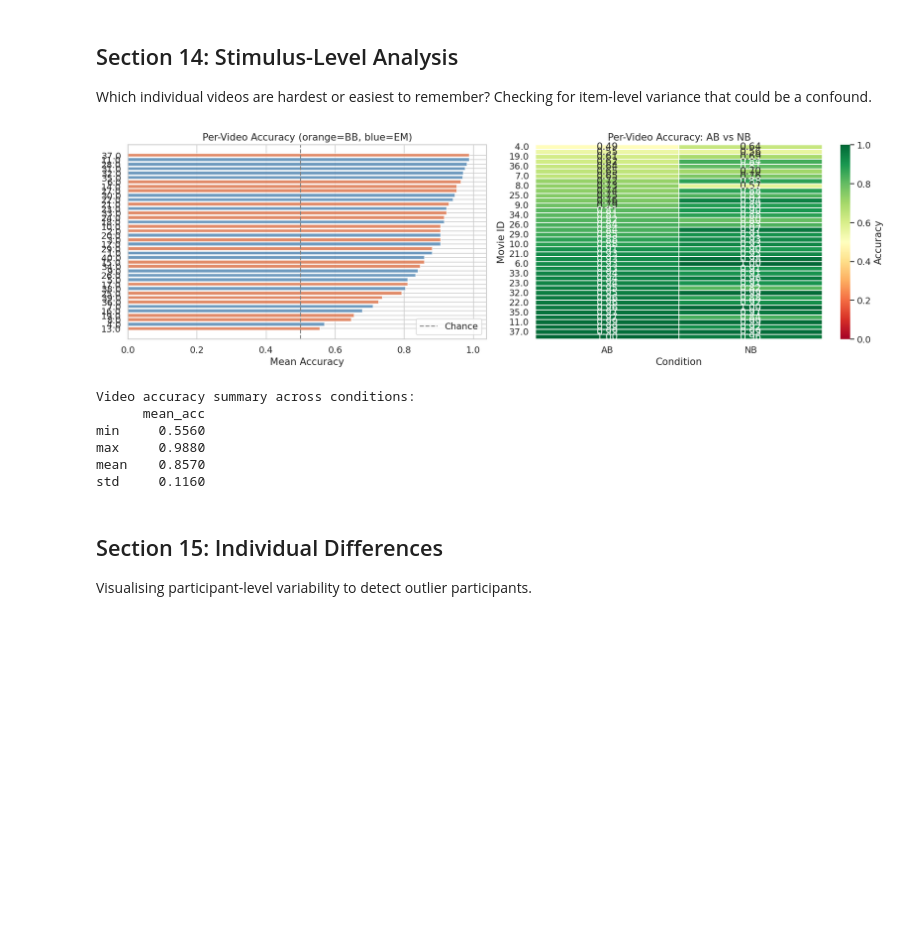
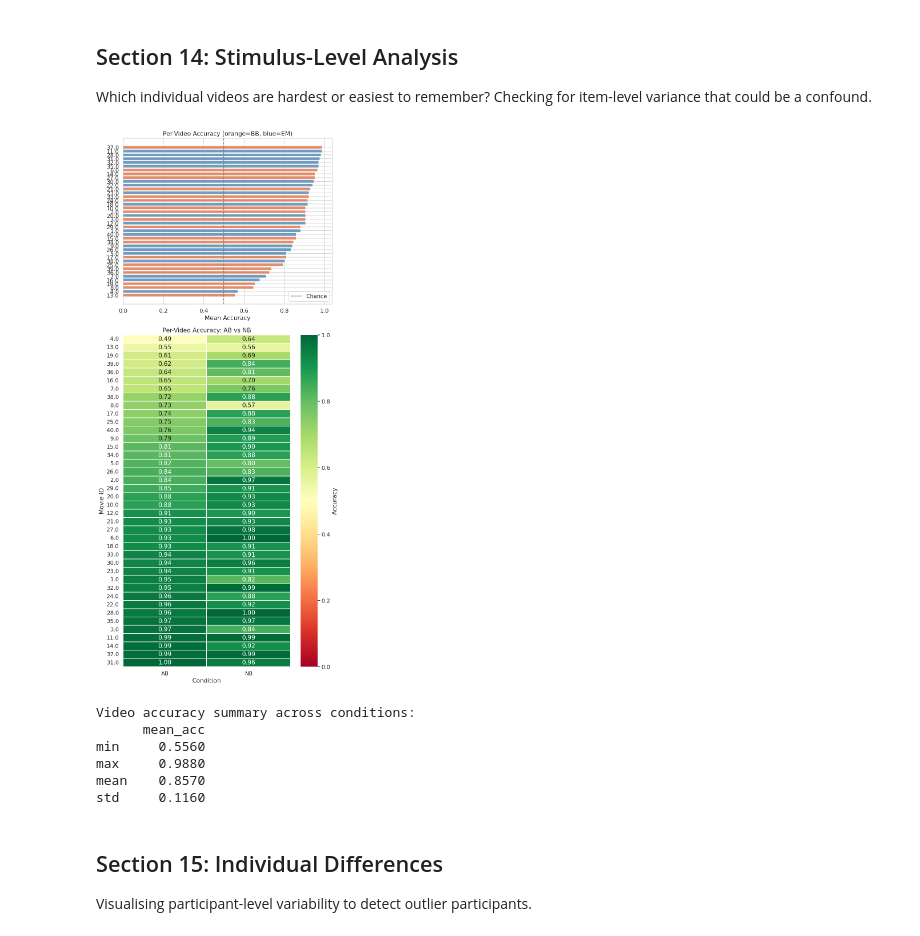
Before and after one commit to AlooKaLaddoo/Break-Fast_BRSM_Project, a Jupyter notebook: BRSM_EDA.ipynb, the cells around one changed output. Cells and saved outputs as stored; diff of their text form; code cells hidden in the pictures; blank space fills up the shorter version.

```diff
--- a/BRSM_EDA.ipynb
+++ b/BRSM_EDA.ipynb
@@ -1567,40 +1567,47 @@ video_acc = (TRIALS_CLEAN.groupby(['movie_id', 'target_type', 'condition'], obse
              .reset_index()
              .sort_values('mean_acc'))
 
-fig, axes = plt.subplots(1, 2, figsize=(16, 5))
+# create a vertically elongated layout: bar chart on top, heatmap below
+fig, axes = plt.subplots(2, 1, figsize=(8, 18), gridspec_kw={'height_ratios':[1,2]})
 
 # Overall per-video accuracy (collapsed across conditions)
 video_overall = (TRIALS_CLEAN.groupby('movie_id', observed=True)
                  .agg(mean_acc=('accuracy', 'mean'), n=('accuracy', 'count'))
                  .reset_index()
                  .sort_values('mean_acc'))
 
 colors_vid = ['#E07B54' if mid in df_tl[df_tl['target_type']=='BB']['movie_id'].values
               else '#5B8DB8' for mid in video_overall['movie_id']]
 
 axes[0].barh(video_overall['movie_id'].astype(str), video_overall['mean_acc'],
              color=colors_vid, edgecolor='white', alpha=0.85)
 axes[0].axvline(0.5, color='gray', ls='--', lw=1.5, label='Chance')
 axes[0].set_xlabel('Mean Accuracy')
 axes[0].set_title('Per-Video Accuracy (orange=BB, blue=EM)')
 axes[0].legend()
 
-# Accuracy per video × condition heatmap
+# Accuracy per video × condition heatmap (larger vertical space)
 heat_data = (TRIALS_CLEAN.groupby(['movie_id', 'condition'], observed=True)['accuracy']
              .mean().unstack('condition').sort_values('AB' if 'AB' in video_overall.columns else 'AB'))
+
 sns.heatmap(heat_data, annot=True, fmt='.2f', cmap='RdYlGn', center=0.5,
-            vmin=0, vmax=1, ax=axes[1], linewidths=0.3, cbar_kws={'label': 'Accuracy'})
+            vmin=0, vmax=1, ax=axes[1], linewidths=0.3,
+            cbar_kws={'label': 'Accuracy'})
 axes[1].set_title('Per-Video Accuracy: AB vs NB')
 axes[1].set_xlabel('Condition')
 axes[1].set_ylabel('Movie ID')
+
+# improve layout to prevent overlap
+plt.tight_layout()
+
 
 plt.tight_layout()
 plt.show()
 
 print("\nVideo accuracy summary across conditions:")
 print(video_overall[['movie_id', 'mean_acc', 'n']].agg({'mean_acc': ['min', 'max', 'mean', 'std']}).round(3))
 # %% [output]
-[figure, old version]
+[figure, new version]
 Video accuracy summary across conditions:
       mean_acc
 min     0.5560
```
Also changed, not shown: parts of 3 cells of this notebook.
